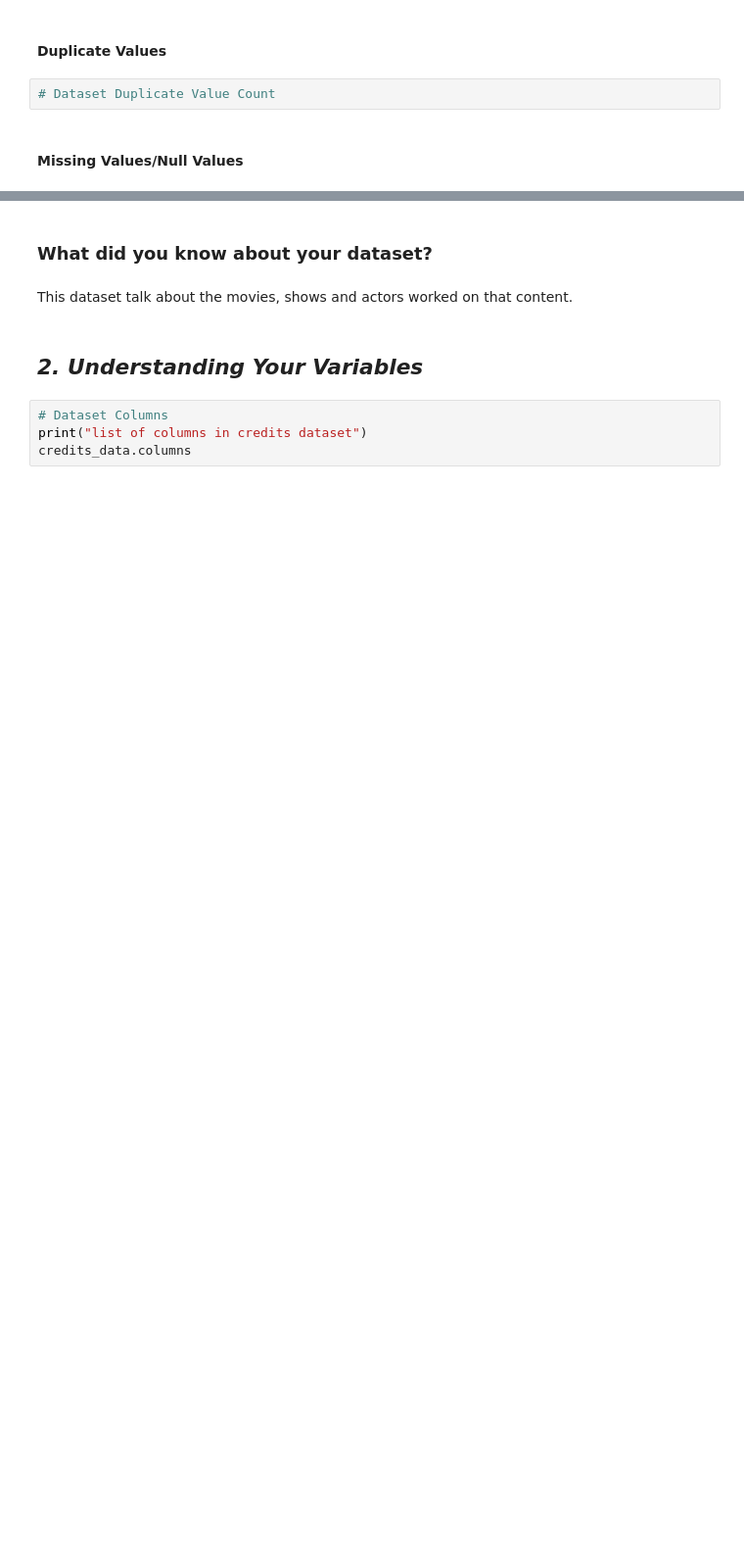
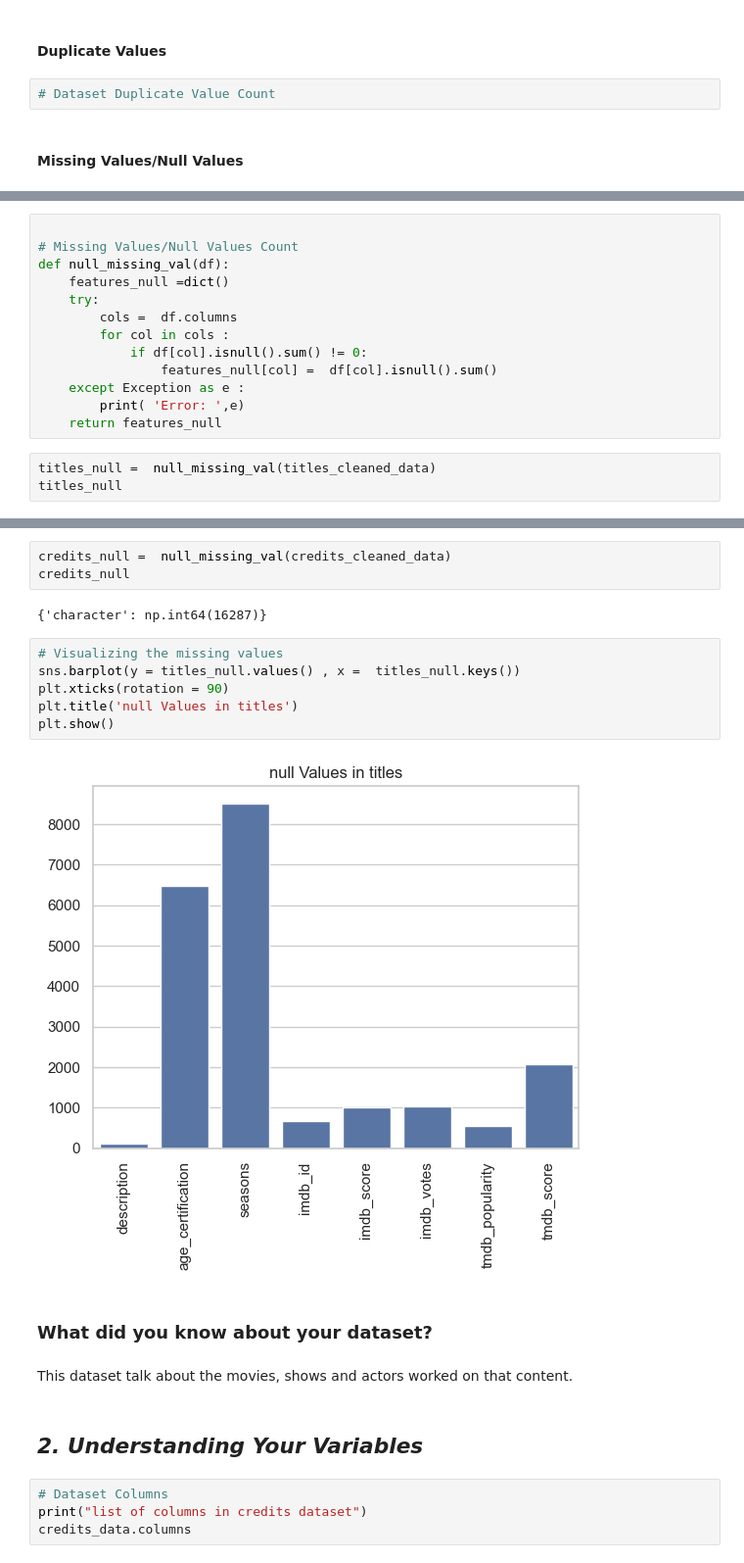
Before and after one commit to saikatM333/Netflix_EDA, a Jupyter notebook: Saikat_Sample_EDA_Submission_Template.ipynb, the cells around one changed output, grey strips where cells are left out. Shown at 98% size. Cells and saved outputs as stored; diff of their text form; blank space fills up the shorter version.

Commit message:
made the null checking modularize and added a vizulization for understanding

```diff
--- a/Saikat_Sample_EDA_Submission_Template.ipynb
+++ b/Saikat_Sample_EDA_Submission_Template.ipynb
@@ -116,0 +167,16 @@ credits_data.info()
+# %%
+
+# Missing Values/Null Values Count
+def null_missing_val(df):
+    features_null =dict()
+    try:
+        cols =  df.columns
+        for col in cols :
+            if df[col].isnull().sum() != 0:
+                features_null[col] =  df[col].isnull().sum()
+    except Exception as e :
+        print( 'Error: ',e)
+    return features_null
+# %%
+titles_null =  null_missing_val(titles_cleaned_data)
+titles_null
@@ -117,3 +192,16 @@ credits_data.info()
+# %%
+credits_null =  null_missing_val(credits_cleaned_data)
+credits_null
+# %% [output]
+{'character': np.int64(16287)}
+# %%
+# Visualizing the missing values
+sns.barplot(y = titles_null.values() , x =  titles_null.keys())
+plt.xticks(rotation = 90)
+plt.title('null Values in titles')
+plt.show()
+# %% [output]
+[figure, added]
 # %% [markdown]
 ### What did you know about your dataset?
 # %% [markdown]
```
Also changed, not shown: parts of 69 cells of this notebook, 2 other files.
